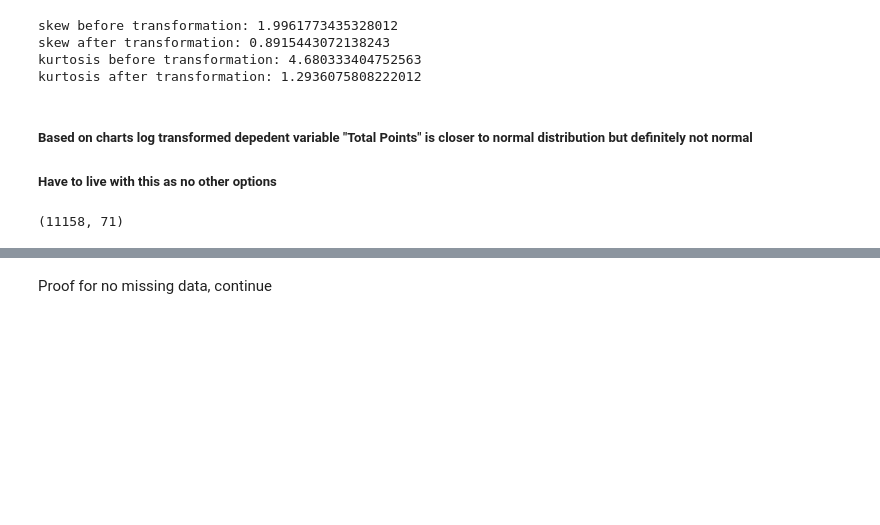
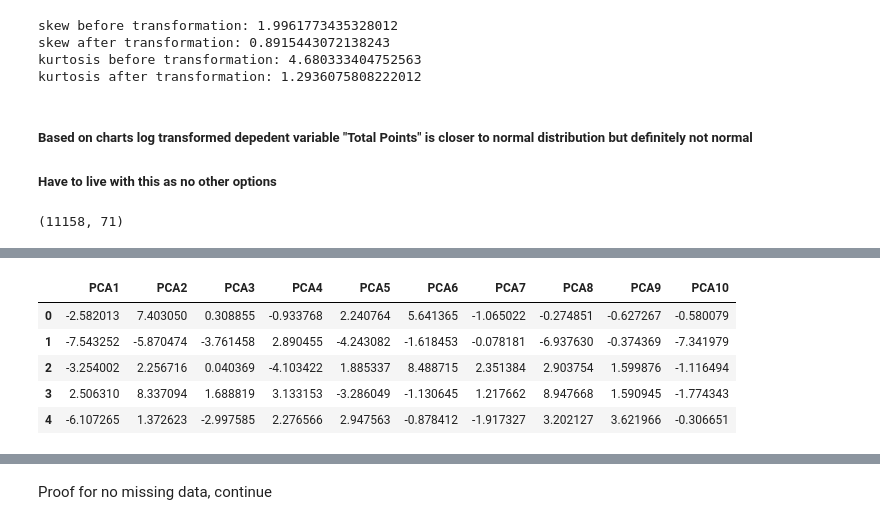
Before and after one commit to Willyiam723/fpl, a Jupyter notebook: main.ipynb, the cells around one changed output, grey strips where cells are left out. Drawn from its saved outputs; the diff is of its cells as text; code cells hidden in the pictures; blank space fills up the shorter version.

```diff
--- a/main.ipynb
+++ b/main.ipynb
@@ -907,0 +967,10 @@ all_features.shape
+# %%
+df_pca_features = pd.DataFrame(pca_features, columns = ['PCA1','PCA2','PCA3', 'PCA4', 'PCA5', 'PCA6', 'PCA7', 'PCA8', 'PCA9', 'PCA10'])
+df_pca_features.head()
+# %% [output]
+|  | PCA1 | PCA2 | PCA3 | PCA4 | PCA5 | PCA6 | PCA7 | PCA8 | PCA9 | PCA10 |
+| 0 | -2.582013 | 7.403050 | 0.308855 | -0.933768 | 2.240764 | 5.641365 | -1.065022 | -0.274851 | -0.627267 | -0.580079 |
+| 1 | -7.543252 | -5.870474 | -3.761458 | 2.890455 | -4.243082 | -1.618453 | -0.078181 | -6.937630 | -0.374369 | -7.341979 |
+| 2 | -3.254002 | 2.256716 | 0.040369 | -4.103422 | 1.885337 | 8.488715 | 2.351384 | 2.903754 | 1.599876 | -1.116494 |
+| 3 | 2.506310 | 8.337094 | 1.688819 | 3.133153 | -3.286049 | -1.130645 | 1.217662 | 8.947668 | 1.590945 | -1.774343 |
+| 4 | -6.107265 | 1.372623 | -2.997585 | 2.276566 | 2.947563 | -0.878412 | -1.917327 | 3.202127 | 3.621966 | -0.306651 |
```
Also changed, not shown: parts of 42 cells of this notebook.
